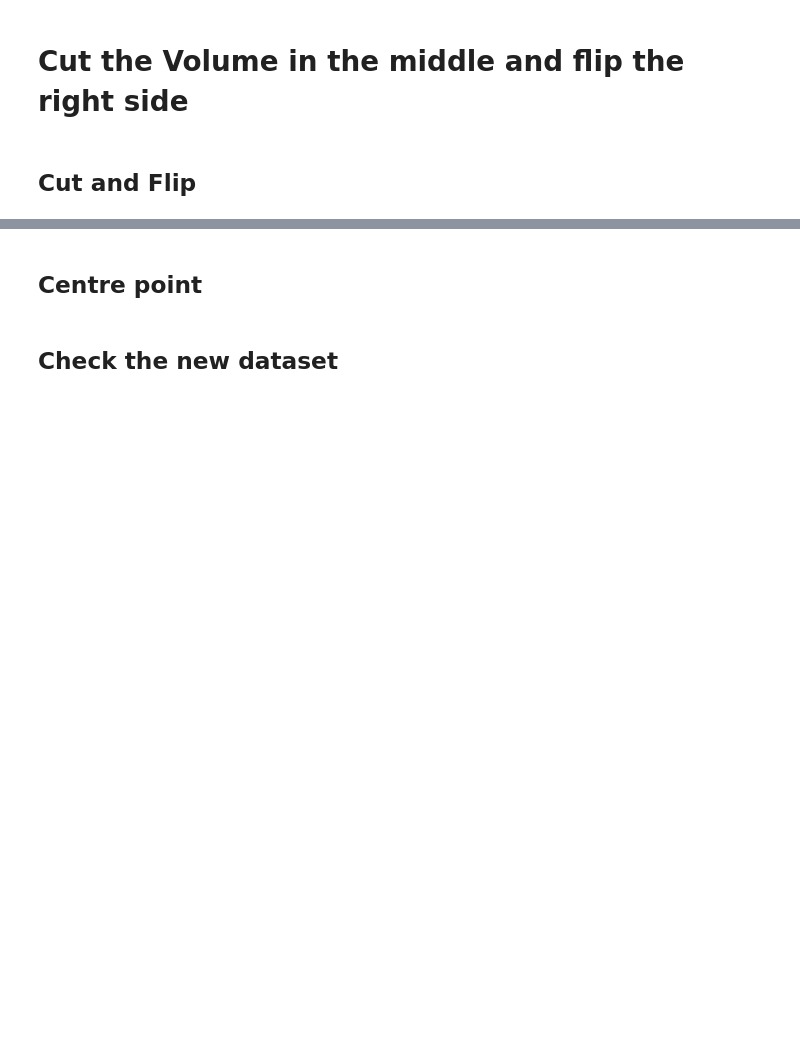
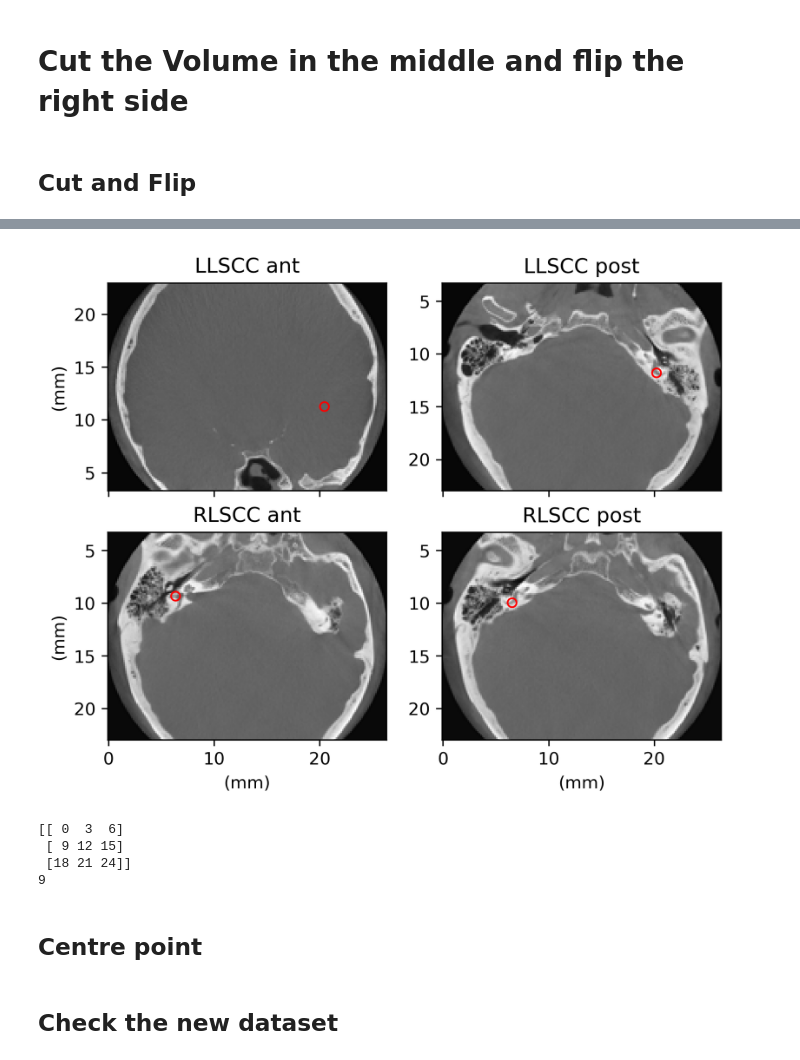
Before and after one commit to acherking/CT-MRI_LandmarkDetection, a Jupyter notebook: Preparation/Cut_Flip_Volume.ipynb, the cells around one changed output, grey strips where cells are left out. Drawn from its saved outputs; the diff is of its cells as text; code cells hidden in the pictures; blank space fills up the shorter version.

```diff
--- a/Preparation/Cut_Flip_Volume.ipynb
+++ b/Preparation/Cut_Flip_Volume.ipynb
@@ -21,3 +32,21 @@ Visualization.show_pts(pat_aug_volume, pat_aug_pts, pixel_space)
+# %%
+pat_aug_pts[0, 2] = 0
+
+Visualization.show_pts(pat_aug_volume, pat_aug_pts, pixel_space)
+# %% [output]
+[figure, added]
+# %%
+import numpy as np
+
+tmp = np.asarray(range(3*3*3)).reshape((3,3,3))
+
+print(tmp[:, :, 0])
+print(tmp[1, 0, 0])
+# %% [output]
+[[ 0  3  6]
+ [ 9 12 15]
+ [18 21 24]]
+9
 # %%
 -print(pat_aug_pts)
 trans_pat_aug_pts = np.copy(pat_aug_pts)
```
Also changed, not shown: parts of 2 cells of this notebook, 4 other files.
